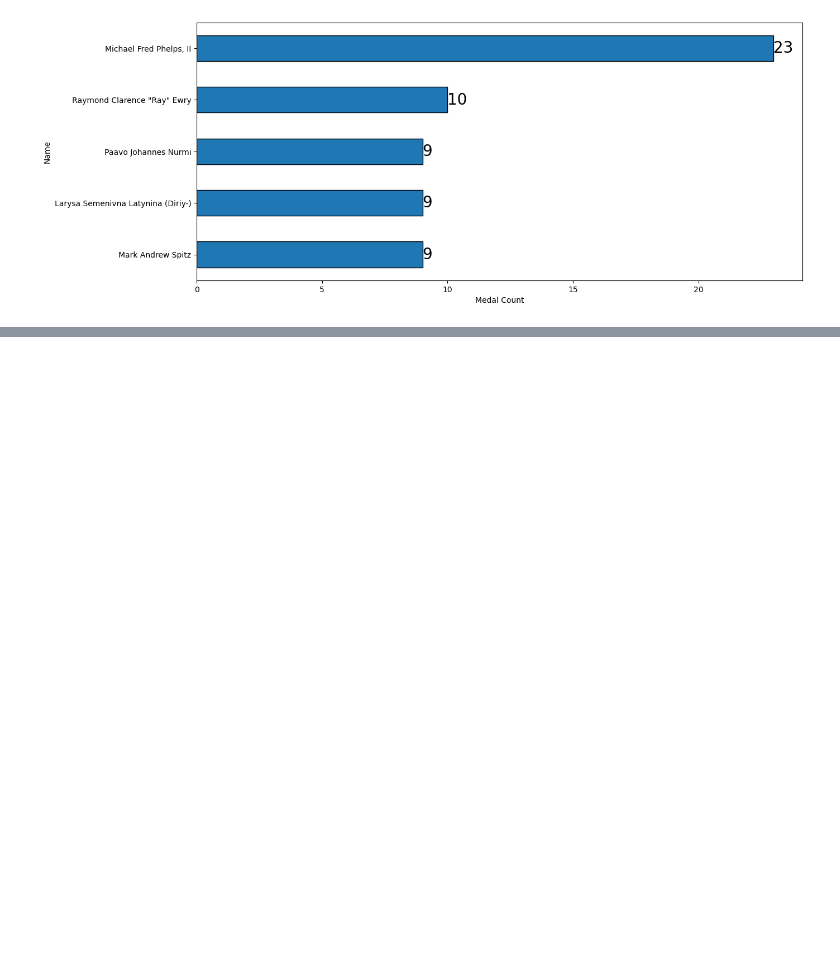
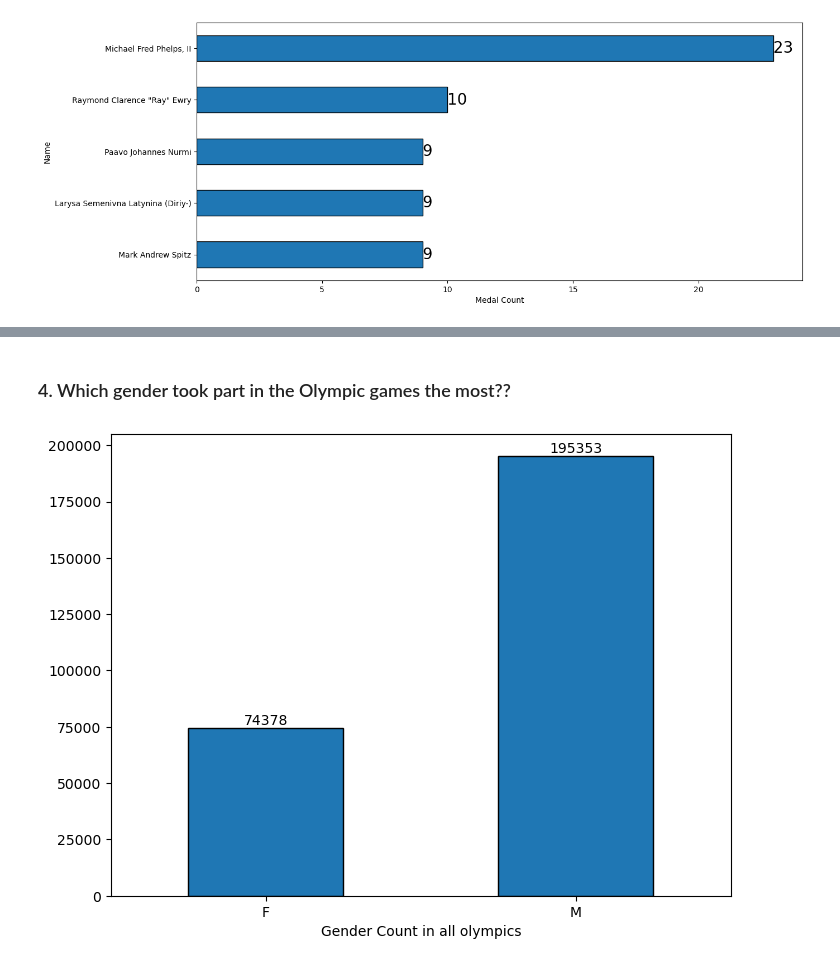
Before and after one commit to igooku/Udacity_dataWrangling_olympic_envirmnet, a Jupyter notebook: Data_Wrangling_Project_Starter.ipynb, the cells around one changed output, grey strips where cells are left out. Saved outputs shown, nothing was run; the diff lists cells and outputs as text; code cells hidden in the pictures; blank space fills up the shorter version.

```diff
--- a/Data_Wrangling_Project_Starter.ipynb
+++ b/Data_Wrangling_Project_Starter.ipynb
@@ -534,0 +610,12 @@ In 2-4 sentences, if you had more time to complete the project, what actions wou
+# %% [markdown]
+### 4. Which gender took part in the Olympic games the most??
+# %%
+gender_perticipation = df_olympic_clean.groupby('Sex').size()
+# %%
+ax = gender_perticipation.plot(kind = 'bar', edgecolor = 'black', rot = 0, figsize = [8,6])
+ax.bar_label(ax.containers[0], fontsize = 10)
+
+plt.xlabel('Gender Count in all olympics')
+plt.show()
+# %% [output]
+[figure, added]
```
Also changed, not shown: parts of 84 cells of this notebook, 1 other file.
